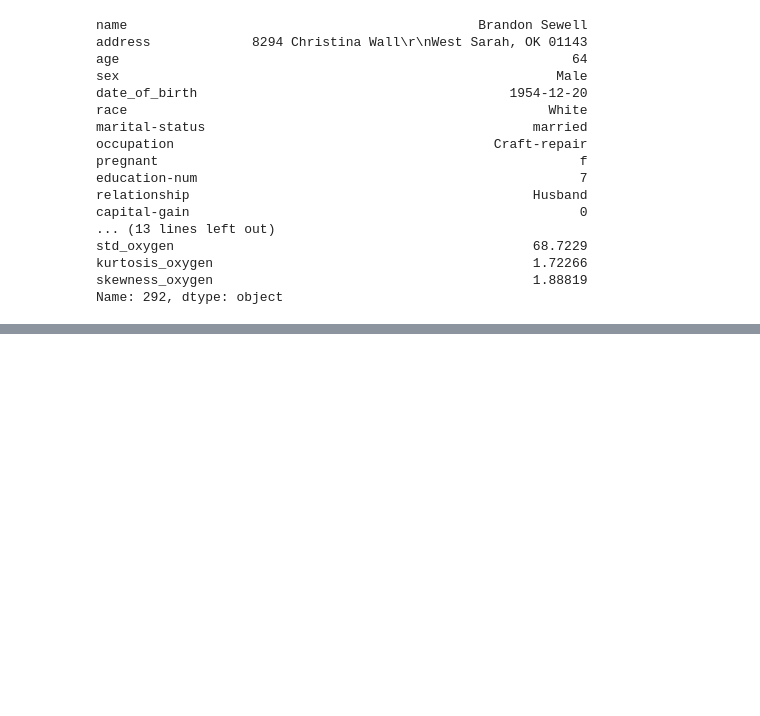
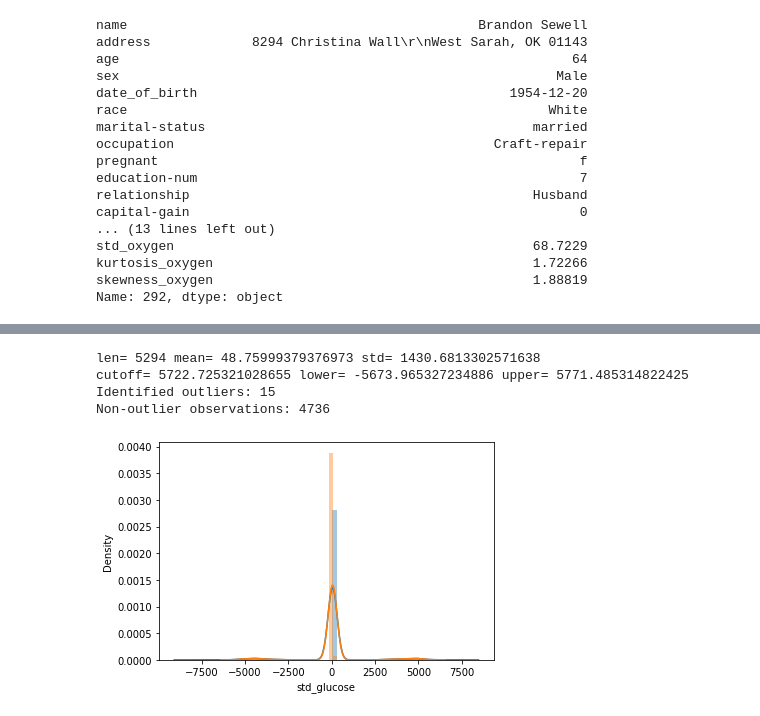
Before and after one commit to martinkukucka/IAU_Projekt, a Jupyter notebook: Projekt/projekt2.ipynb, the cells around one changed output, grey strips where cells are left out. Saved outputs shown, nothing was run; the diff lists cells and outputs as text; code cells hidden in the pictures; blank space fills up the shorter version.

```diff
--- a/Projekt/projekt2.ipynb
+++ b/Projekt/projekt2.ipynb
@@ -484,0 +564,8 @@ Name: 292, dtype: object
+# %%
+remove_outliers("std_glucose", 4)
+# %% [output]
+len= 5294 mean= 48.75999379376973 std= 1430.6813302571638
+cutoff= 5722.725321028655 lower= -5673.965327234886 upper= 5771.485314822425
+Identified outliers: 15
+Non-outlier observations: 4736
+[figure, added]
```
Also changed, not shown: parts of 10 cells of this notebook, 1 other file.
